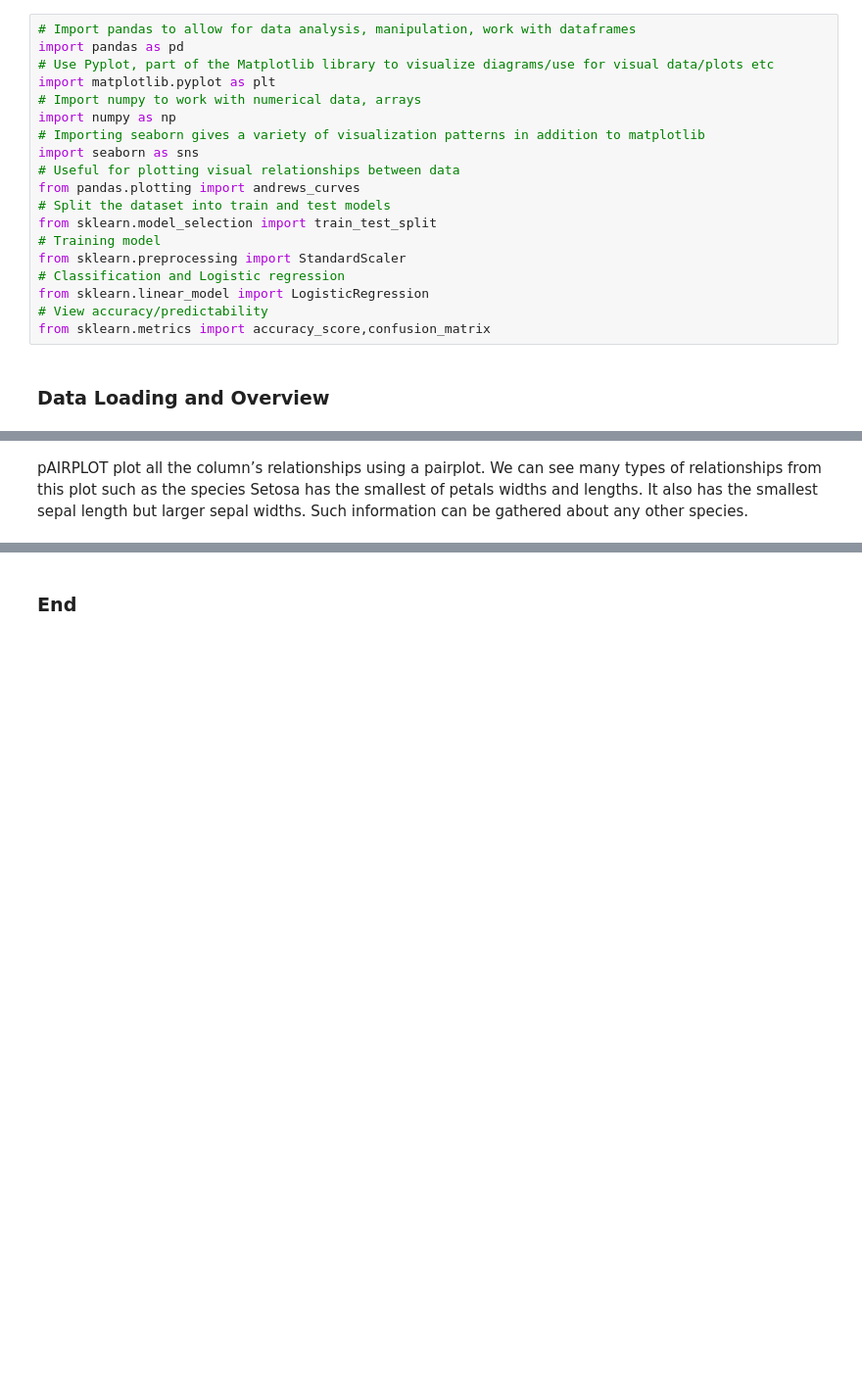
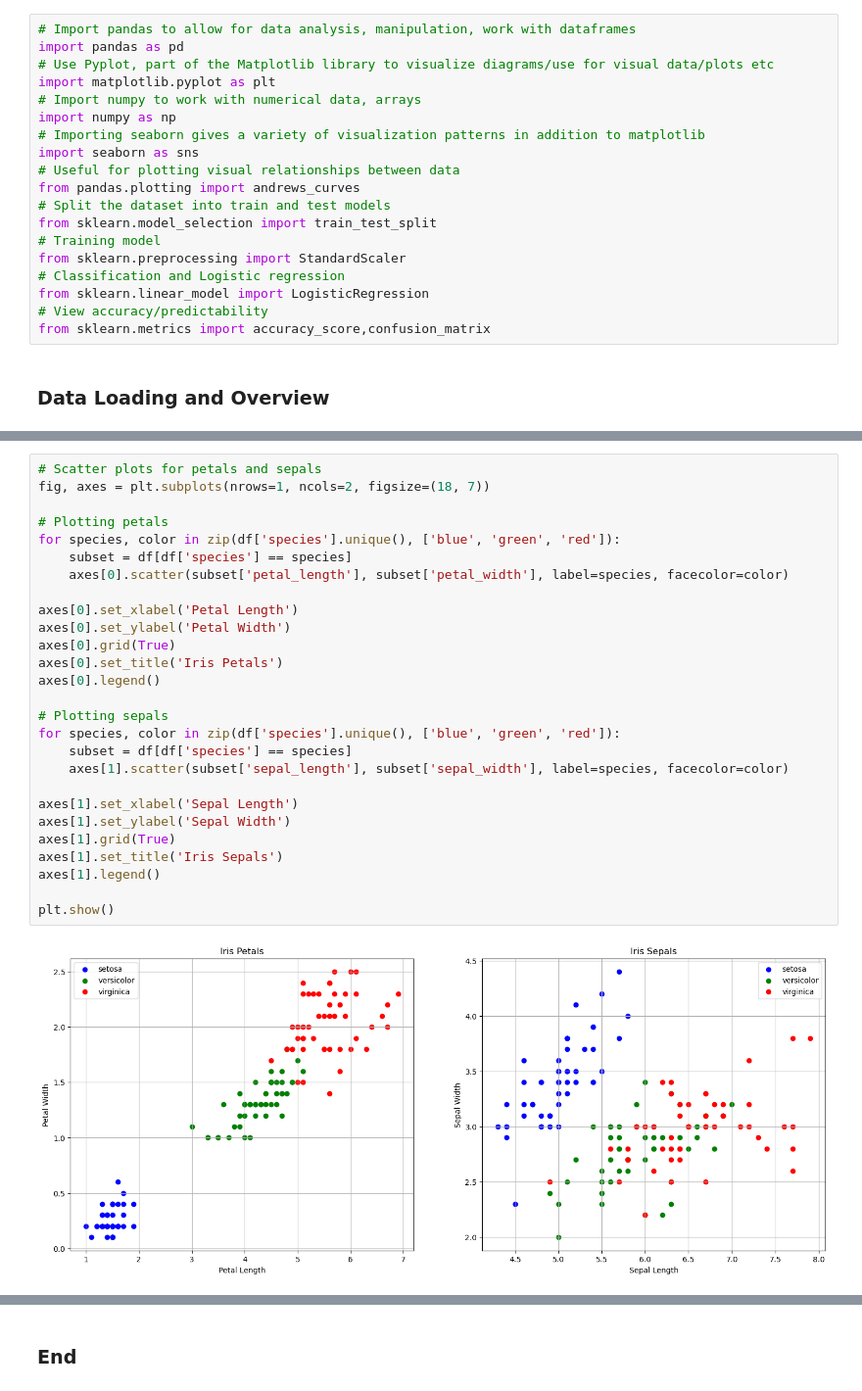
Before and after one commit to Sarahlouhast/FDA_Project, a Jupyter notebook: project.ipynb, the cells around one changed output, grey strips where cells are left out. Shown: that part at 98% size. Cells and saved outputs as stored; diff of their text form; blank space fills up the shorter version.

```diff
--- a/project.ipynb
+++ b/project.ipynb
@@ -207,3 +215,29 @@ plt.show()
-# %% [markdown]
-pAIRPLOT  plot all the column’s relationships using a pairplot.
-We can see many types of relationships from this plot such as the species Setosa has the smallest of petals widths and lengths. It also has the smallest sepal length but larger sepal widths. Such information can be gathered about any other species.
+# %%
+# Scatter plots for petals and sepals
+fig, axes = plt.subplots(nrows=1, ncols=2, figsize=(18, 7))
+
+# Plotting petals
+for species, color in zip(df['species'].unique(), ['blue', 'green', 'red']):
+    subset = df[df['species'] == species]
+    axes[0].scatter(subset['petal_length'], subset['petal_width'], label=species, facecolor=color)
+
+axes[0].set_xlabel('Petal Length')
+axes[0].set_ylabel('Petal Width')
+axes[0].grid(True)
+axes[0].set_title('Iris Petals')
+axes[0].legend()
+
+# Plotting sepals
+for species, color in zip(df['species'].unique(), ['blue', 'green', 'red']):
+    subset = df[df['species'] == species]
+    axes[1].scatter(subset['sepal_length'], subset['sepal_width'], label=species, facecolor=color)
+
+axes[1].set_xlabel('Sepal Length')
+axes[1].set_ylabel('Sepal Width')
+axes[1].grid(True)
+axes[1].set_title('Iris Sepals')
+axes[1].legend()
+
+plt.show()
+# %% [output]
+[figure, added]
```
Also changed, not shown: parts of 41 cells of this notebook, 2 other files.
